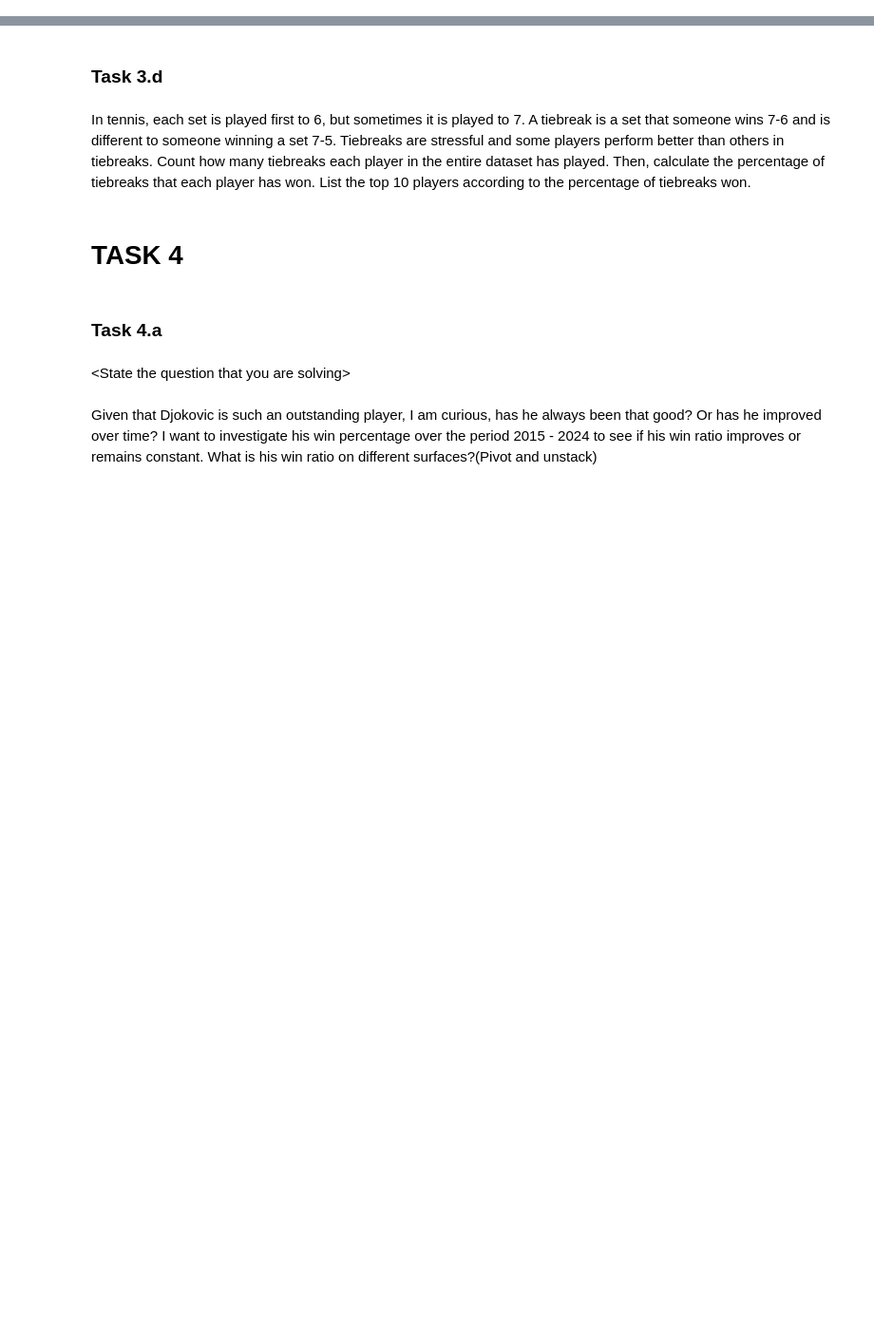
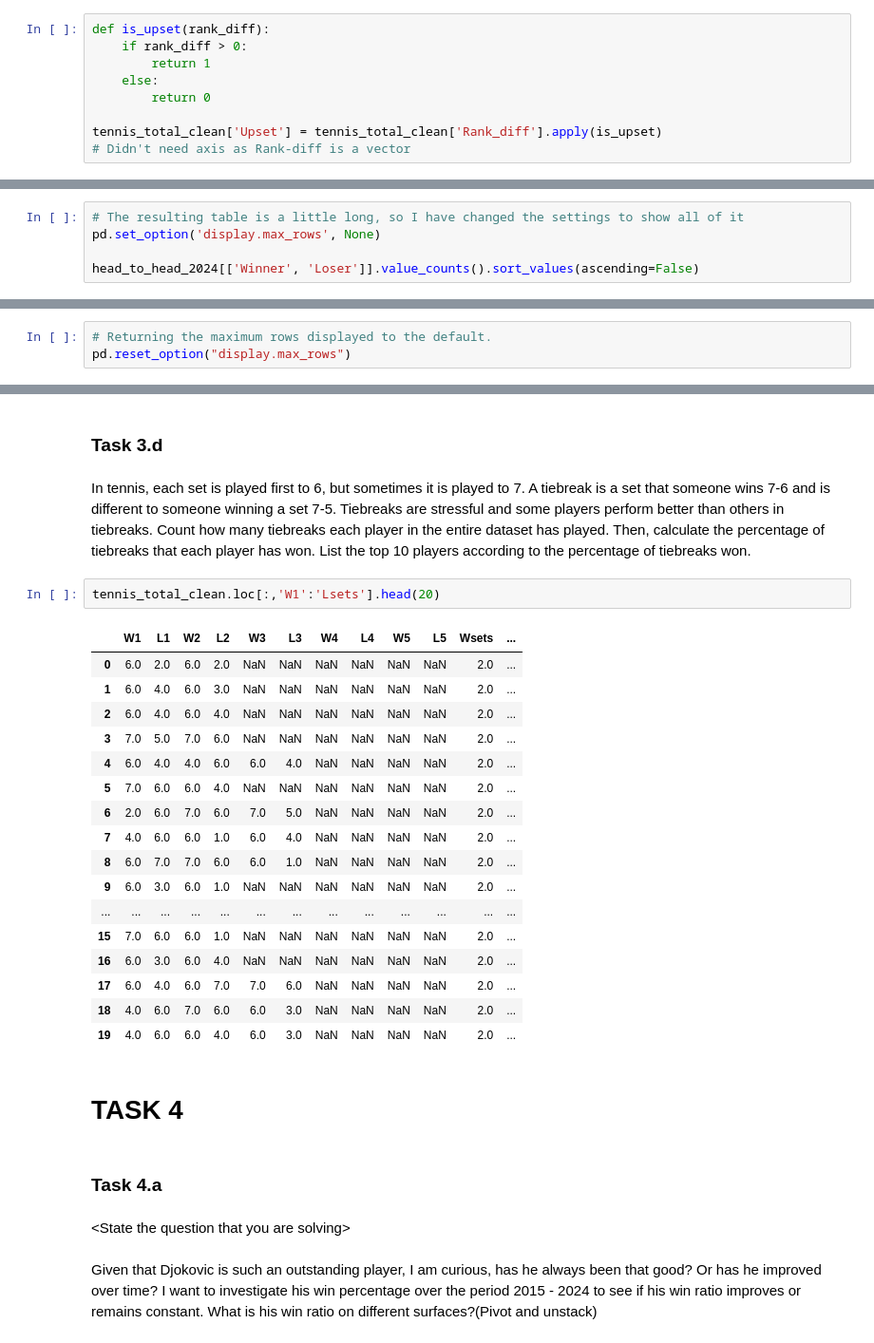
Before and after one commit to Scotty538/ml_one, a Jupyter notebook: Jupyter Project Report Template DRAFT v2.0_297201 - A1.ipynb, the cells around one changed output, grey strips where cells are left out. Shown at 95% size. Drawn from its saved outputs; the diff is of its cells as text; blank space fills up the shorter version.

```diff
--- a/Jupyter Project Report Template DRAFT v2.0_297201 - A1.ipynb
+++ b/Jupyter Project Report Template DRAFT v2.0_297201 - A1.ipynb
@@ -950,0 +971,9 @@ Which tournaments have had on average the most upsets (where a lower-ranked play
+# %%
+def is_upset(rank_diff):
+    if rank_diff > 0:
+        return 1
+    else:
+        return 0
+
+tennis_total_clean['Upset'] = tennis_total_clean['Rank_diff'].apply(is_upset)
+# Didn't need axis as Rank-diff is a vector
@@ -954,0 +1133,5 @@ Determine who the top 10 ranked players (by ranking) were at the end of 2024. Th
+# %%
+# The resulting table is a little long, so I have changed the settings to show all of it
+pd.set_option('display.max_rows', None)
+
+head_to_head_2024[['Winner', 'Loser']].value_counts().sort_values(ascending=False)
@@ -955,3 +1158,6 @@ Determine who the top 10 ranked players (by ranking) were at the end of 2024. Th
+# %%
+# Returning the maximum rows displayed to the default.
+pd.reset_option("display.max_rows")
 # %% [markdown]
 ### Task 3.c
 # %% [markdown]
@@ -960,6 +1353,26 @@ List the top 5 players who had the longest winning streaks between 2015 – 2024
 ### Task 3.d
 # %% [markdown]
 In tennis, each set is played first to 6, but sometimes it is played to 7. A tiebreak is a set that someone wins 7-6 and is different to someone winning a set 7-5. Tiebreaks are stressful and some players perform better than others in tiebreaks. Count how many tiebreaks each player in the entire dataset has played. Then, calculate the percentage of tiebreaks that each player has won. List the top 10 players according to the percentage of tiebreaks won.
+# %%
+tennis_total_clean.loc[:,'W1':'Lsets'].head(20)
+# %% [output]
+|  | W1 | L1 | W2 | L2 | W3 | L3 | W4 | L4 | W5 | L5 | Wsets | ... |
+| 0 | 6.0 | 2.0 | 6.0 | 2.0 | NaN | NaN | NaN | NaN | NaN | NaN | 2.0 | ... |
+| 1 | 6.0 | 4.0 | 6.0 | 3.0 | NaN | NaN | NaN | NaN | NaN | NaN | 2.0 | ... |
+| 2 | 6.0 | 4.0 | 6.0 | 4.0 | NaN | NaN | NaN | NaN | NaN | NaN | 2.0 | ... |
+| 3 | 7.0 | 5.0 | 7.0 | 6.0 | NaN | NaN | NaN | NaN | NaN | NaN | 2.0 | ... |
+| 4 | 6.0 | 4.0 | 4.0 | 6.0 | 6.0 | 4.0 | NaN | NaN | NaN | NaN | 2.0 | ... |
+| 5 | 7.0 | 6.0 | 6.0 | 4.0 | NaN | NaN | NaN | NaN | NaN | NaN | 2.0 | ... |
+| 6 | 2.0 | 6.0 | 7.0 | 6.0 | 7.0 | 5.0 | NaN | NaN | NaN | NaN | 2.0 | ... |
+| 7 | 4.0 | 6.0 | 6.0 | 1.0 | 6.0 | 4.0 | NaN | NaN | NaN | NaN | 2.0 | ... |
+| 8 | 6.0 | 7.0 | 7.0 | 6.0 | 6.0 | 1.0 | NaN | NaN | NaN | NaN | 2.0 | ... |
+| 9 | 6.0 | 3.0 | 6.0 | 1.0 | NaN | NaN | NaN | NaN | NaN | NaN | 2.0 | ... |
+| ... | ... | ... | ... | ... | ... | ... | ... | ... | ... | ... | ... | ... |
+| 15 | 7.0 | 6.0 | 6.0 | 1.0 | NaN | NaN | NaN | NaN | NaN | NaN | 2.0 | ... |
+| 16 | 6.0 | 3.0 | 6.0 | 4.0 | NaN | NaN | NaN | NaN | NaN | NaN | 2.0 | ... |
+| 17 | 6.0 | 4.0 | 6.0 | 7.0 | 7.0 | 6.0 | NaN | NaN | NaN | NaN | 2.0 | ... |
+| 18 | 4.0 | 6.0 | 7.0 | 6.0 | 6.0 | 3.0 | NaN | NaN | NaN | NaN | 2.0 | ... |
+| 19 | 4.0 | 6.0 | 6.0 | 4.0 | 6.0 | 3.0 | NaN | NaN | NaN | NaN | 2.0 | ... |
 # %% [markdown]
 # TASK 4
 # %% [markdown]
```
Also changed, not shown: parts of 45 cells of this notebook.
